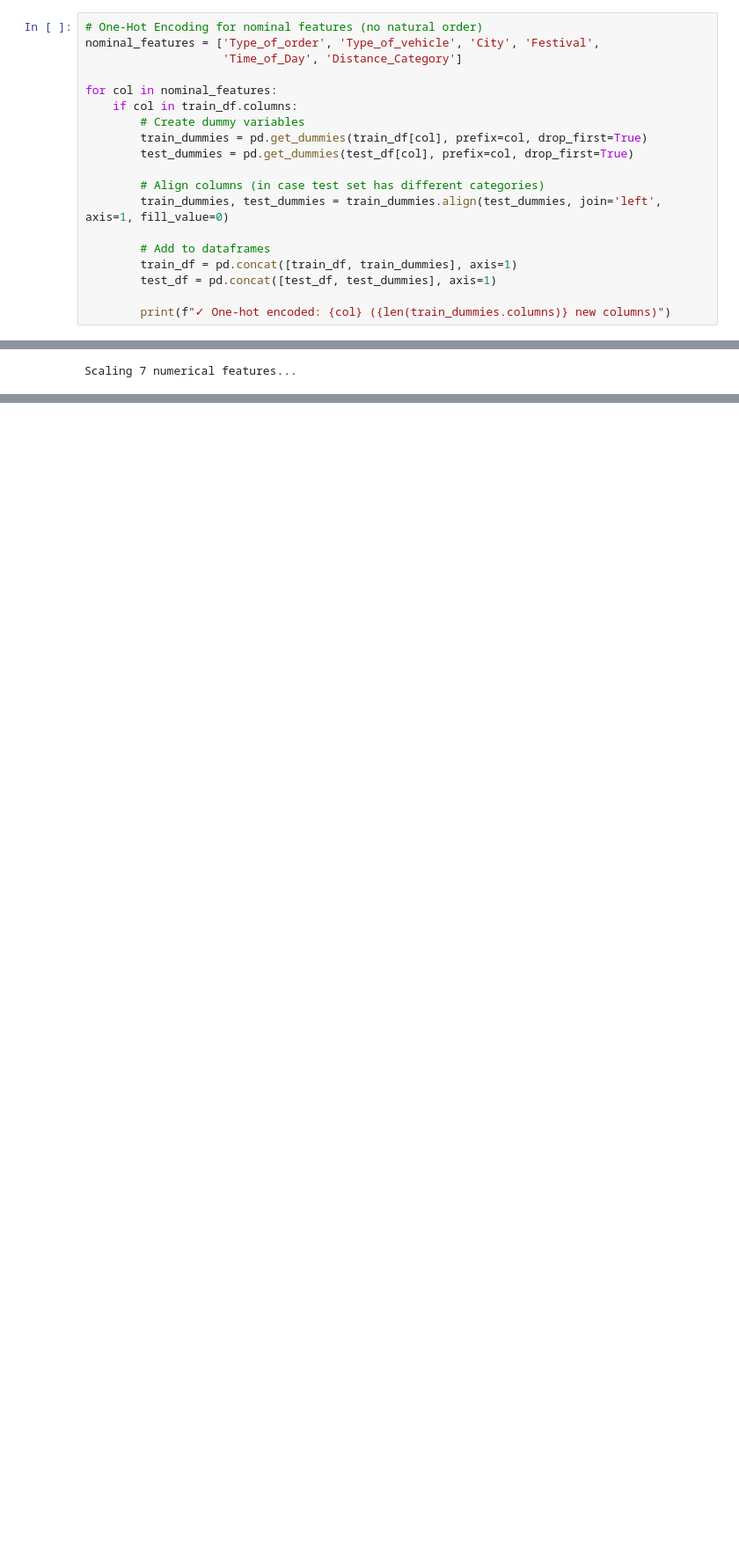
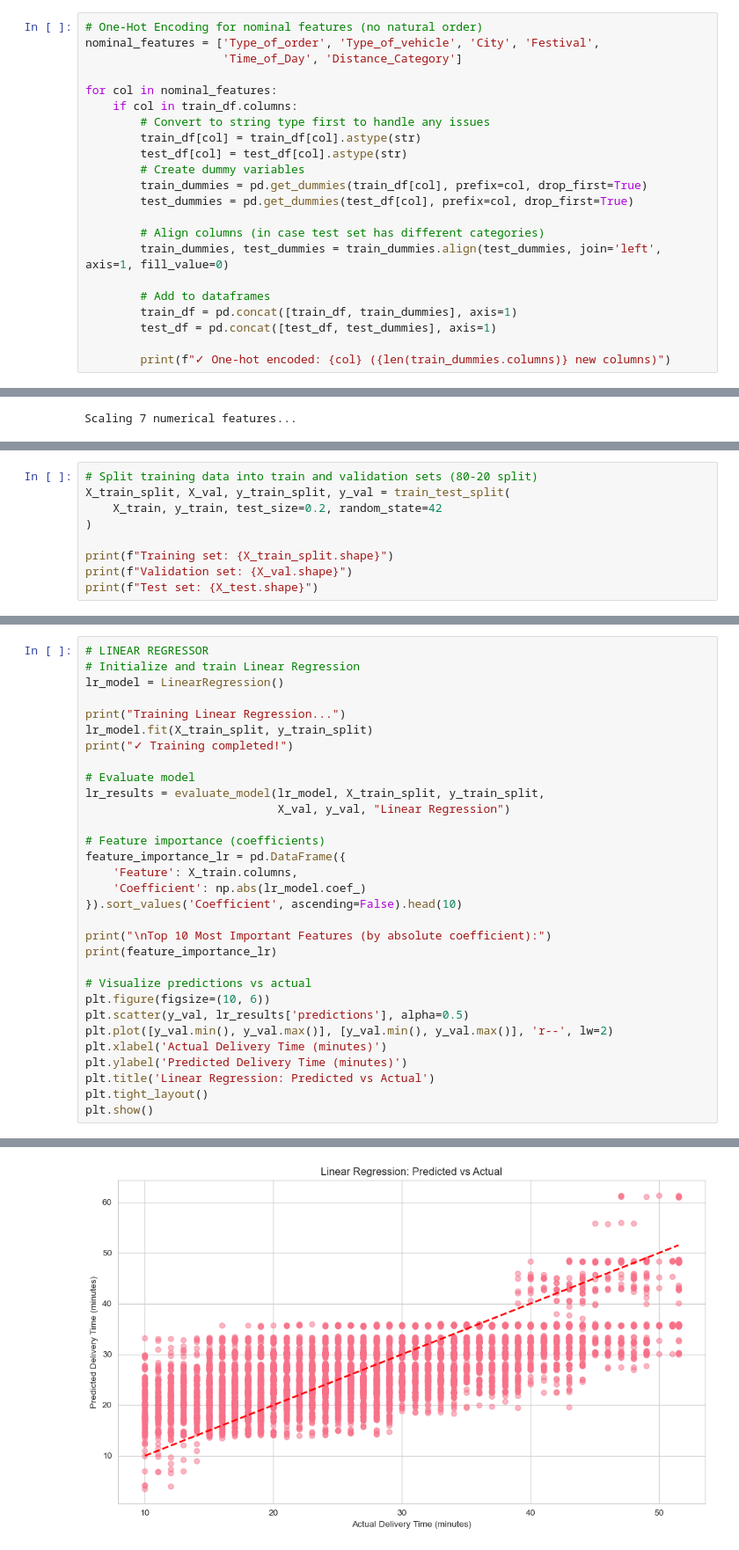
Before and after one commit to Alpha-machine96/Delivery_time_prediction, a Jupyter notebook: delivery_time_prediction.ipynb, the cells around one changed output, grey strips where cells are left out. Shown at 88% size. Saved outputs shown, nothing was run; the diff lists cells and outputs as text; blank space fills up the shorter version.

Commit message:
model building

```diff
--- a/delivery_time_prediction.ipynb
+++ b/delivery_time_prediction.ipynb
@@ -416,6 +416,9 @@ nominal_features = ['Type_of_order', 'Type_of_vehicle', 'City', 'Festival',
 
 for col in nominal_features:
     if col in train_df.columns:
+        # Convert to string type first to handle any issues
+        train_df[col] = train_df[col].astype(str)
+        test_df[col] = test_df[col].astype(str)
         # Create dummy variables
         train_dummies = pd.get_dummies(train_df[col], prefix=col, drop_first=True)
         test_dummies = pd.get_dummies(test_df[col], prefix=col, drop_first=True)
@@ -502,0 +630,9 @@ Feature list:
+# %%
+# Split training data into train and validation sets (80-20 split)
+X_train_split, X_val, y_train_split, y_val = train_test_split(
+    X_train, y_train, test_size=0.2, random_state=42
+)
+
+print(f"Training set: {X_train_split.shape}")
+print(f"Validation set: {X_val.shape}")
+print(f"Test set: {X_test.shape}")
@@ -502,0 +691,32 @@ Feature list:
+# %%
+# LINEAR REGRESSOR
+# Initialize and train Linear Regression
+lr_model = LinearRegression()
+
+print("Training Linear Regression...")
+lr_model.fit(X_train_split, y_train_split)
+print("✓ Training completed!")
+
+# Evaluate model
+lr_results = evaluate_model(lr_model, X_train_split, y_train_split,
+                            X_val, y_val, "Linear Regression")
+
+# Feature importance (coefficients)
+feature_importance_lr = pd.DataFrame({
+    'Feature': X_train.columns,
+    'Coefficient': np.abs(lr_model.coef_)
+}).sort_values('Coefficient', ascending=False).head(10)
+
+print("\nTop 10 Most Important Features (by absolute coefficient):")
+print(feature_importance_lr)
+
+# Visualize predictions vs actual
+plt.figure(figsize=(10, 6))
+plt.scatter(y_val, lr_results['predictions'], alpha=0.5)
+plt.plot([y_val.min(), y_val.max()], [y_val.min(), y_val.max()], 'r--', lw=2)
+plt.xlabel('Actual Delivery Time (minutes)')
+plt.ylabel('Predicted Delivery Time (minutes)')
+plt.title('Linear Regression: Predicted vs Actual')
+plt.tight_layout()
+plt.show()
+# %% [output]
@@ -502,0 +740 @@ Feature list:
+[figure, added]
```
Also changed, not shown: parts of 9 cells of this notebook.
